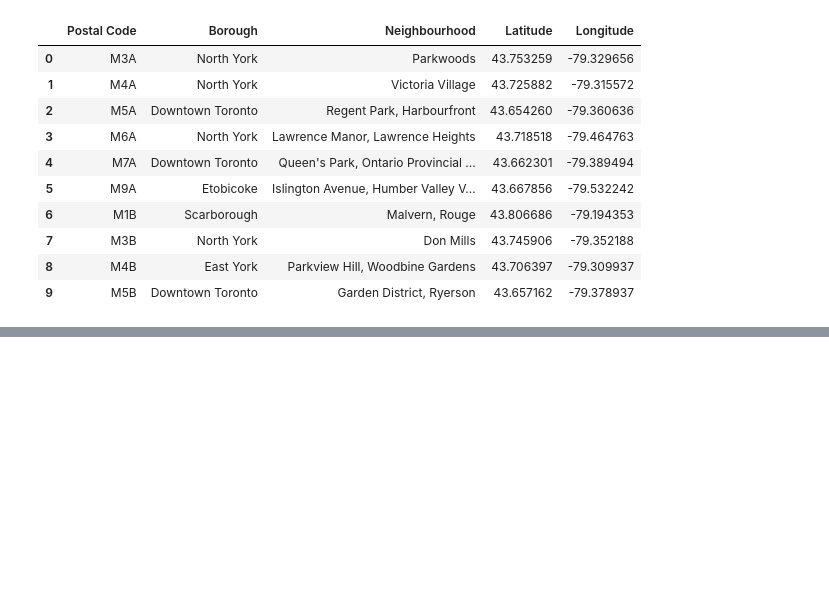
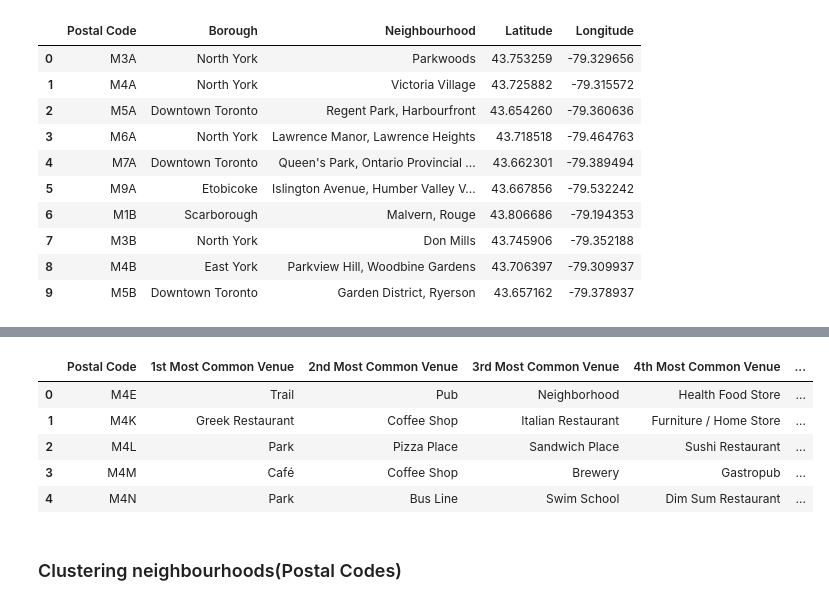
Before and after one commit to bhagyawarnakulasooriya/Coursera_Capstone, a Jupyter notebook: Capstone_project_week3.ipynb, the cells around one changed output, grey strips where cells are left out. Cells and saved outputs as stored; diff of their text form; code cells hidden in the pictures; blank space fills up the shorter version.

```diff
--- a/Capstone_project_week3.ipynb
+++ b/Capstone_project_week3.ipynb
@@ -109,0 +362,39 @@ df_merged.head(10)
+# %%
+def return_most_common_venues(row, num_top_venues):
+
+    row_categories = row.iloc[1:]
+    row_categories_sorted = row_categories.sort_values(ascending=False)
+
+    return row_categories_sorted.index.values[0:num_top_venues]
+# %%
+num_top_venues = 10
+
+indicators = ['st', 'nd', 'rd']
+
+# create columns according to number of top venues
+columns = ['Postal Code']
+for ind in np.arange(num_top_venues):
+
+    try:
+        columns.append('{}{} Most Common Venue'.format(ind+1, indicators[ind]))
+    except:
+        columns.append('{}th Most Common Venue'.format(ind+1))
+
+#create a new dataframe
+neighborhoods_venues_sorted = pd.DataFrame(columns=columns)
+neighborhoods_venues_sorted
+neighborhoods_venues_sorted['Postal Code'] = toronto_s['Postal Code']
+
+for ind in np.arange(toronto_s.shape[0]):
+    neighborhoods_venues_sorted.iloc[ind, 1:] = return_most_common_venues(toronto_s.iloc[ind, :], num_top_venues)
+
+neighborhoods_venues_sorted.head()
+# %% [output]
+|  | Postal Code | 1st Most Common Venue | 2nd Most Common Venue | 3rd Most Common Venue | 4th Most Common Venue | ... |
+| 0 | M4E | Trail | Pub | Neighborhood | Health Food Store | ... |
+| 1 | M4K | Greek Restaurant | Coffee Shop | Italian Restaurant | Furniture / Home Store | ... |
+| 2 | M4L | Park | Pizza Place | Sandwich Place | Sushi Restaurant | ... |
+| 3 | M4M | Café | Coffee Shop | Brewery | Gastropub | ... |
+| 4 | M4N | Park | Bus Line | Swim School | Dim Sum Restaurant | ... |
+# %% [markdown]
+### Clustering neighbourhoods(Postal Codes)
```
Also changed, not shown: parts of 31 cells of this notebook.
